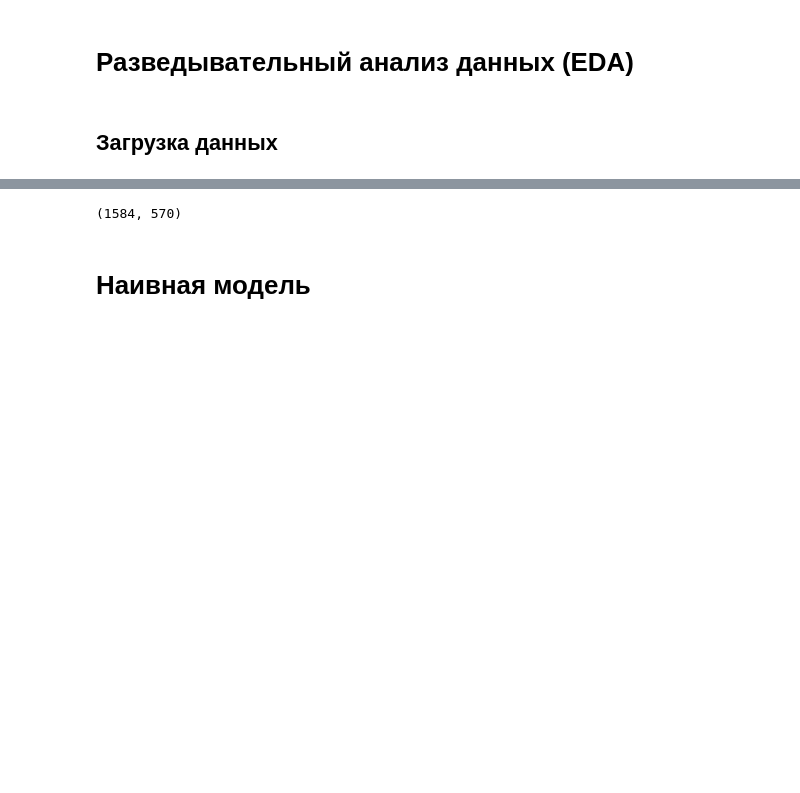
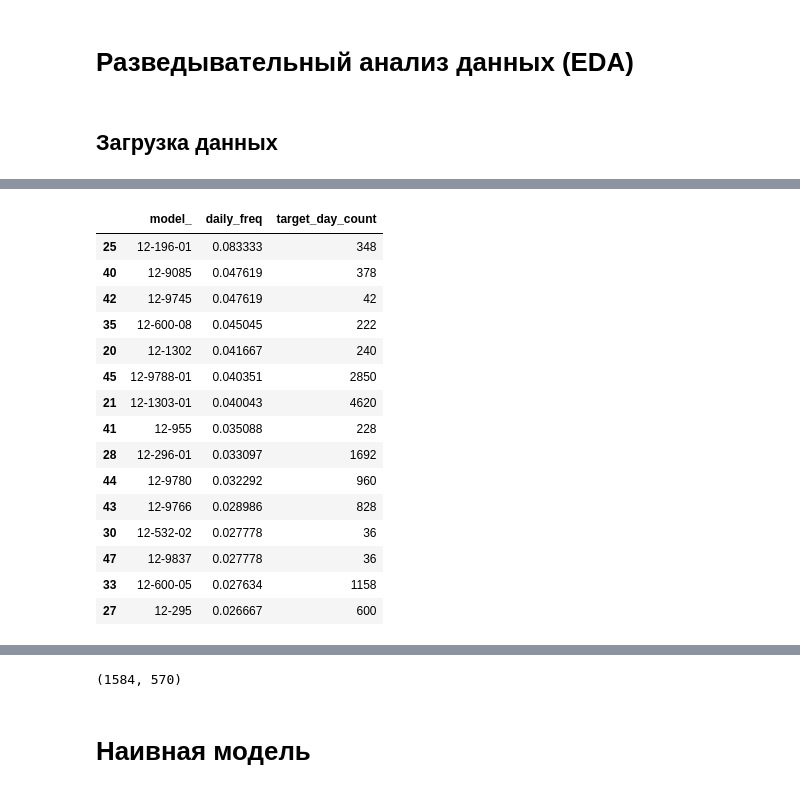
Before and after one commit to mxteen/datawagon_2023, a Jupyter notebook: notebooks/01_task2_EDA.ipynb, the cells around one changed output, grey strips where cells are left out. Cells and saved outputs as stored; diff of their text form; code cells hidden in the pictures; blank space fills up the shorter version.

```diff
--- a/notebooks/01_task2_EDA.ipynb
+++ b/notebooks/01_task2_EDA.ipynb
@@ -44,0 +161,22 @@ target = pd.read_csv(path_train +'/target/y_train.csv').convert_dtypes()
+# %%
+# топ-15 моделей по частоте отправке на ремонт на 10-дневном горизонте
+top15_10day = wagon_model.sort_values(by='daily_freq', ascending=False)\
+    [['model_', 'daily_freq', 'target_day_count']].head(15)
+top15_10day
+# %% [output]
+|  | model_ | daily_freq | target_day_count |
+| 25 | 12-196-01 | 0.083333 | 348 |
+| 40 | 12-9085 | 0.047619 | 378 |
+| 42 | 12-9745 | 0.047619 | 42 |
+| 35 | 12-600-08 | 0.045045 | 222 |
+| 20 | 12-1302 | 0.041667 | 240 |
+| 45 | 12-9788-01 | 0.040351 | 2850 |
+| 21 | 12-1303-01 | 0.040043 | 4620 |
+| 41 | 12-955 | 0.035088 | 228 |
+| 28 | 12-296-01 | 0.033097 | 1692 |
+| 44 | 12-9780 | 0.032292 | 960 |
+| 43 | 12-9766 | 0.028986 | 828 |
+| 30 | 12-532-02 | 0.027778 | 36 |
+| 47 | 12-9837 | 0.027778 | 36 |
+| 33 | 12-600-05 | 0.027634 | 1158 |
+| 27 | 12-295 | 0.026667 | 600 |
```
Also changed, not shown: parts of 22 cells of this notebook.
